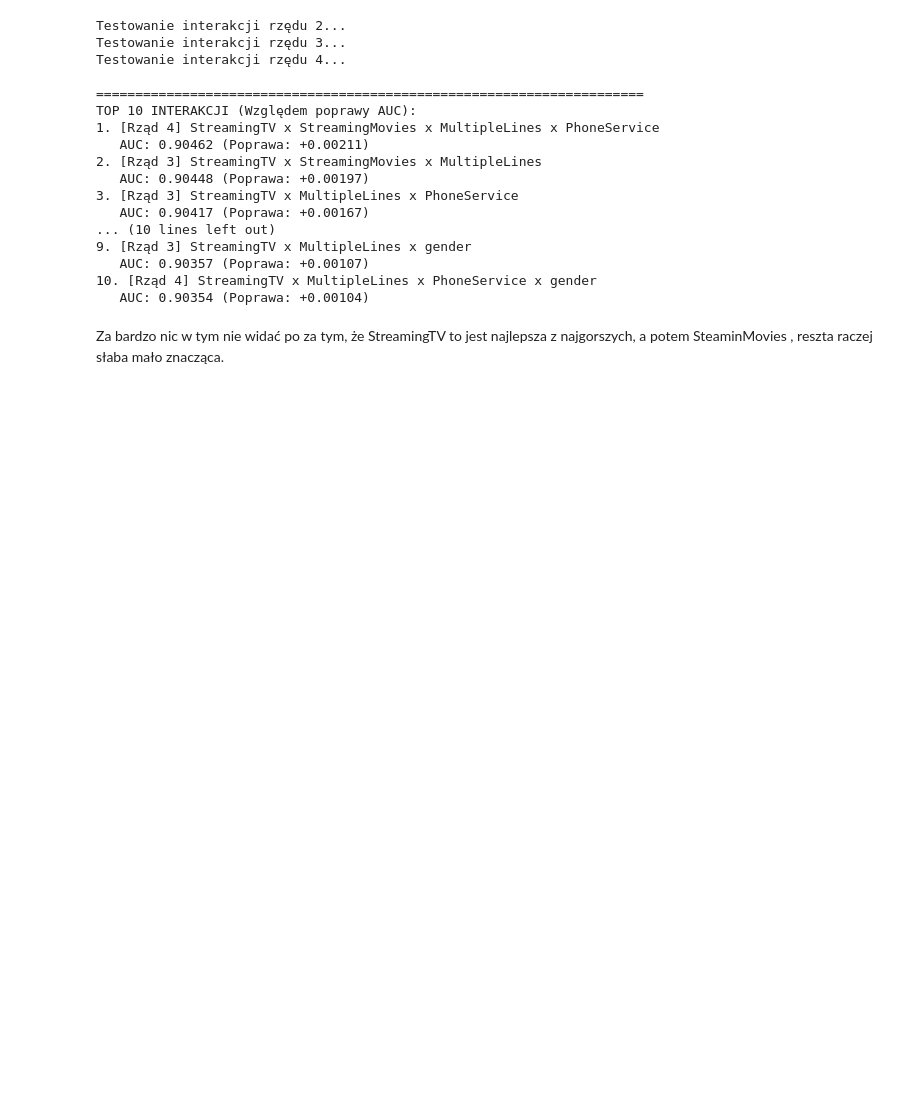
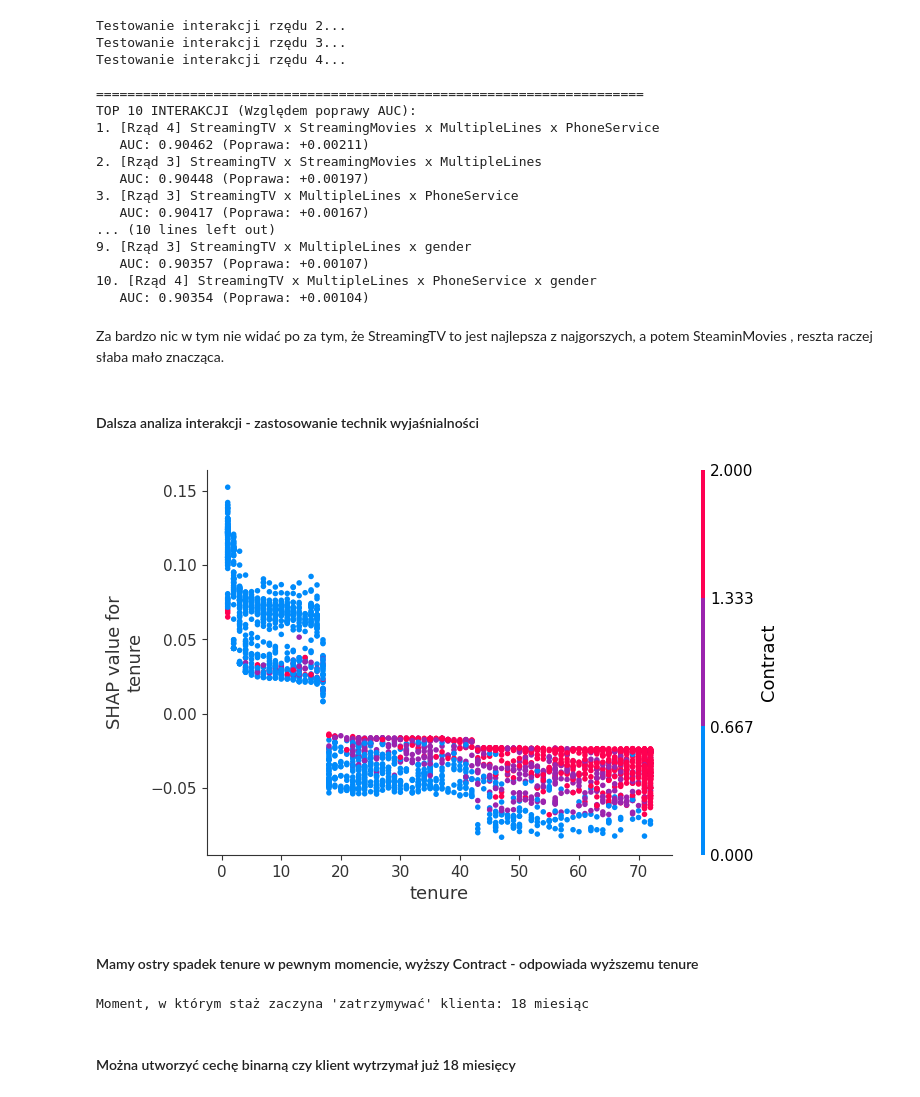
Before and after one commit to Wysocki-Piotr/kaggle-customer-churn-prediction, a Jupyter notebook: EDA.ipynb, the cells around one changed output. Cells and saved outputs as stored; diff of their text form; code cells hidden in the pictures; blank space fills up the shorter version.

Commit message:
start with new futures and further analysis (not yet completed)

```diff
--- a/EDA.ipynb
+++ b/EDA.ipynb
@@ -437,3 +438,46 @@ TOP 10 INTERAKCJI (Względem poprawy AUC):
    AUC: 0.90354 (Poprawa: +0.00104)
 # %% [markdown]
 Za bardzo nic w tym nie widać po za tym, że StreamingTV to jest najlepsza z najgorszych, a potem SteaminMovies , reszta raczej słaba mało znacząca.
+# %% [markdown]
+#### Dalsza analiza interakcji - zastosowanie technik wyjaśnialności
+# %%
+df_model = train_eda.drop(columns=['id', 'is_train'], errors='ignore')
+# %%
+X = df_model.drop(columns=['Churn'])
+y = df_model['Churn']
+
+cat_cols = X.select_dtypes(include=['object']).columns.tolist()
+if 'SeniorCitizen' in X.columns:
+    cat_cols.append('SeniorCitizen')
+
+X_hgb = X.copy()
+for col in cat_cols:
+    X_hgb[col] = X_hgb[col].astype('category')
+# %%
+encoder = OrdinalEncoder()
+X_encoded = X.copy()
+X_encoded[cat_cols] = encoder.fit_transform(X[cat_cols])
+
+rf_model = RandomForestClassifier(n_estimators=100, max_depth=6, random_state=42)
+rf_model.fit(X_encoded, y)
+
+explainer = shap.TreeExplainer(rf_model)
+X_sample = X_encoded.sample(n=3000, random_state=42)
+y_sample = y.loc[X_sample.index]
+shap_values = explainer.shap_values(X_sample, check_additivity=False)
+
+if isinstance(shap_values, list):
+    shap_vals_churn = shap_values[1]
+else:
+    shap_vals_churn = shap_values[:, :, 1] if len(shap_values.shape) == 3 else shap_values
+
+shap.dependence_plot(
+    "tenure",
+    shap_vals_churn,
+    X_sample,
+    interaction_index="Contract"
+)
+# %% [output]
+[figure, added]
+# %% [markdown]
+#### Mamy ostry spadek tenure w pewnym momencie, wyższy Contract - odpowiada wyższemu tenure
@@ -439,0 +487,14 @@ Za bardzo nic w tym nie widać po za tym, że StreamingTV to jest najlepsza z na
+# %%
+df_analysis = pd.DataFrame({
+    'tenure': X_sample['tenure'].values,
+    'shap_impact': shap_vals_churn[:, tenure_idx]
+})
+
+shap_by_tenure = df_analysis.groupby('tenure')['shap_impact'].mean()
+
+break_even_month = shap_by_tenure[shap_by_tenure < 0].index.min()
+print(f"Moment, w którym staż zaczyna 'zatrzymywać' klienta: {break_even_month} miesiąc")
+# %% [output]
+Moment, w którym staż zaczyna 'zatrzymywać' klienta: 18 miesiąc
+# %% [markdown]
+#### Można utworzyć cechę binarną czy klient wytrzymał już 18 miesięcy
```
Also changed, not shown: parts of 4 cells of this notebook, 1 other file.
